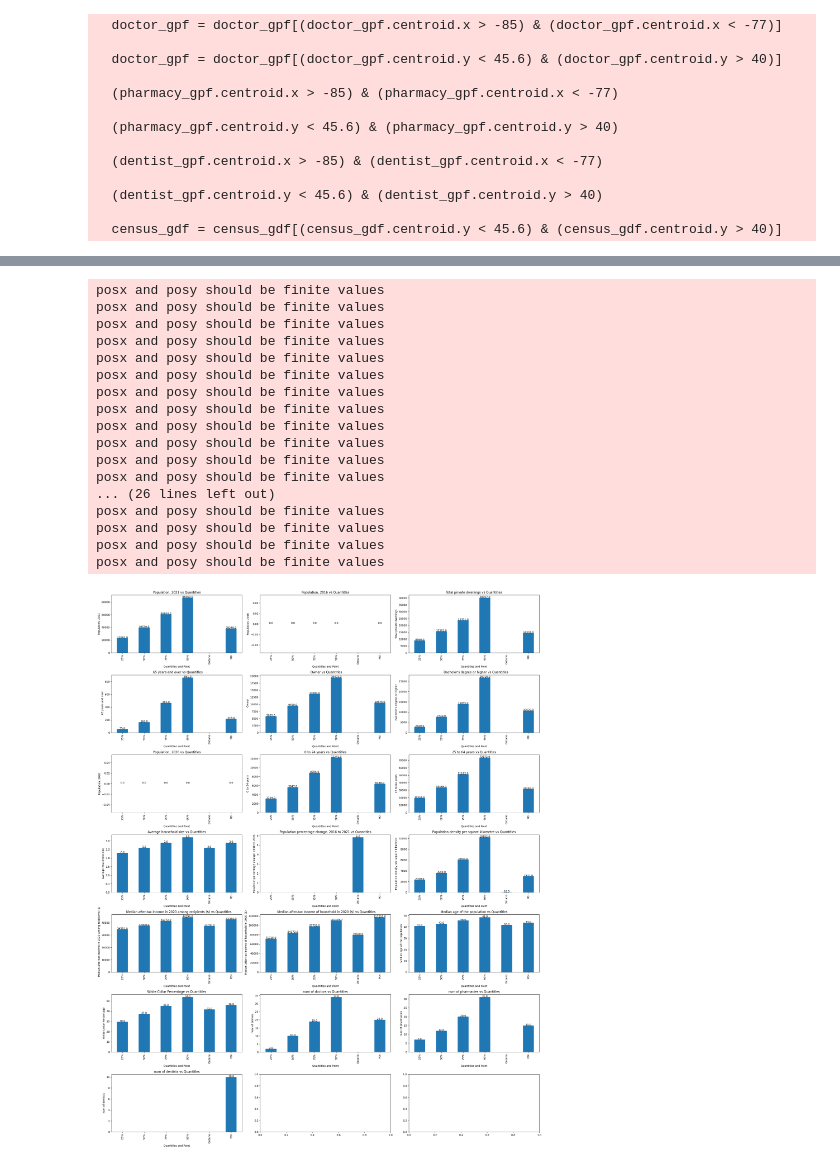
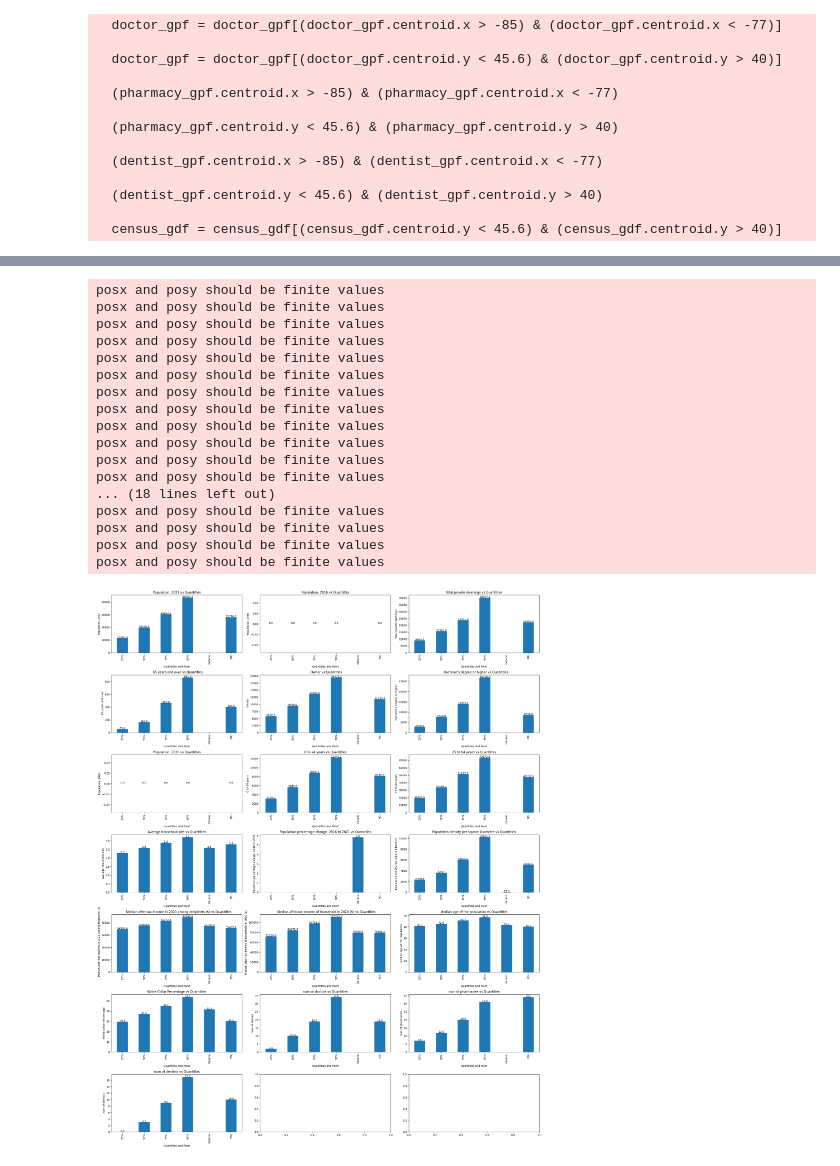
Before and after one commit to xeonmobius/pharmacy-market-analysis, a Jupyter notebook: automated_stats.ipynb, the cells around one changed output, grey strips where cells are left out. Saved outputs shown, nothing was run; the diff lists cells and outputs as text; code cells hidden in the pictures.

```diff
--- a/automated_stats.ipynb
+++ b/automated_stats.ipynb
@@ -232,10 +232,11 @@ def show_folium_map(
 
     return m
 # %%
-cumulative_stats = pd.DataFrame()
+# Preallocate memory for the stats_within_radius DataFrame
+stats_within_radius = pd.DataFrame(index=[0], columns=sum_col + mean_col + ['num of pharmacies', 'num of doctors', 'num of dentists', 'geometry'])
 
-for iter, row in pharmacy_gpf.iterrows():
-    point = row['geometry']
+for row in pharmacy_gpf.itertuples(index=False):
+    point = row.geometry
     buffer_gdf = get_buffer(point=point)
 
     predicate = 'intersects'
@@ -248,15 +249,13 @@ for iter, row in pharmacy_gpf.iterrows():
     num_of_docs = doctor_within_buffer['City'].count()
     num_of_pharmacies = pharmacy_within_buffer['City'].count()
     num_of_dentists = dentist_within_buffer['id'].count()
-    # DF that tracks the status within buffer
-    stats_within_radius = pd.DataFrame()
 
+    # Update values directly in the preallocated DataFrame
     for col in sum_col:
-        stats_within_radius.loc[0, col] = int(census_within_buffer[col].sum())
+        stats_within_radius[col] = int(census_within_buffer[col].sum())
 
     for col in mean_col:
-        stats_within_radius.loc[0, col] = round(census_within_buffer[col].mean(), 1)
-
+        stats_within_radius[col] = round(census_within_buffer[col].mean(), 1)
 
     stats_within_radius['num of pharmacies'] = num_of_pharmacies
     stats_within_radius['num of doctors'] = num_of_docs
@@ -288,5 +271,5 @@ cumulative_stats
 # %%
-gps = [43.46742835703337, -79.69045618438133]
+gps = [43.69437775659598, -79.75055384195504]
 point = Point(gps[1], gps[0])
 buffer_gdf = get_buffer(point=point)
 
@@ -337,35 +320,34 @@ fig, axs = plt.subplots(7,3,figsize=(24,30))
 flat_axs = axs.flatten()
 for idx, col in enumerate(sum_col + mean_col + ['num of doctors', 'num of pharmacies', 'num of dentists']):
     combined_df[col].plot(kind="bar", ax=flat_axs[idx])
     x_labels = ['25%', '50%', '75%', '90%', 'Ontario', 'POI']
     flat_axs[idx].title.set_text(f"{col} vs Quantitles")
     flat_axs[idx].set_xticklabels(x_labels)
     flat_axs[idx].set_xlabel("Quantitles and Point")
     flat_axs[idx].set_ylabel(col)
 
     for i, v in enumerate(combined_df[col]):
-        flat_axs[idx].text(i, v, str(round(v,0)), ha='center')
-
+        flat_axs[idx].text(i, v, str(round(v,1)), ha='center')
 
 plt.tight_layout()
 plt.show()
 # %% [output]
 posx and posy should be finite values
 posx and posy should be finite values
 posx and posy should be finite values
 posx and posy should be finite values
 posx and posy should be finite values
 posx and posy should be finite values
 posx and posy should be finite values
 posx and posy should be finite values
 posx and posy should be finite values
 posx and posy should be finite values
 posx and posy should be finite values
 posx and posy should be finite values
-... (26 lines left out)
+... (18 lines left out)
 posx and posy should be finite values
 posx and posy should be finite values
 posx and posy should be finite values
 posx and posy should be finite values
-[figure, old version]
+[figure, new version]
 # %%
```
Also changed, not shown: parts of 4 cells of this notebook.
